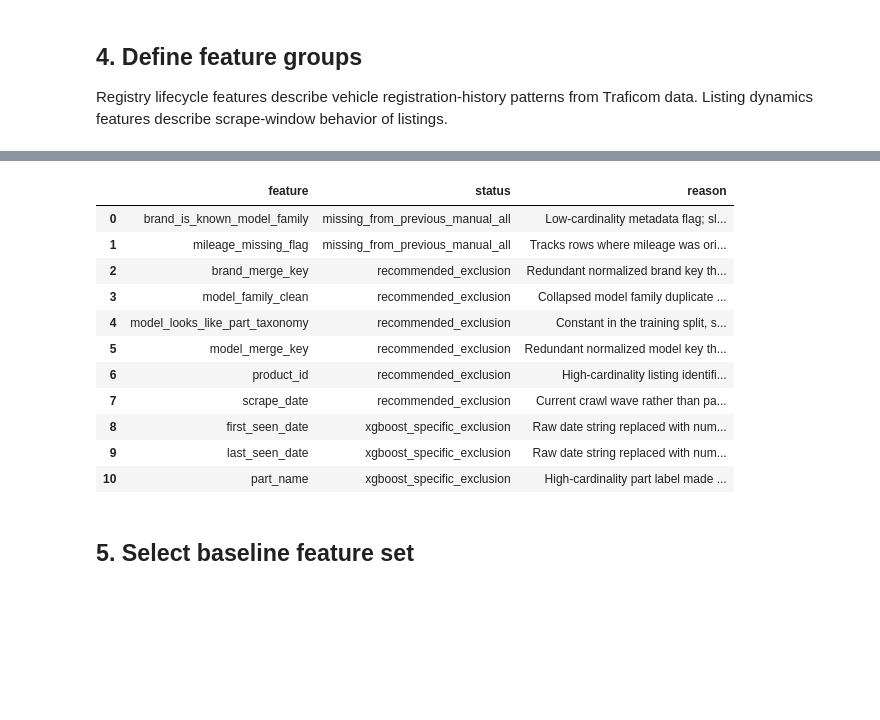
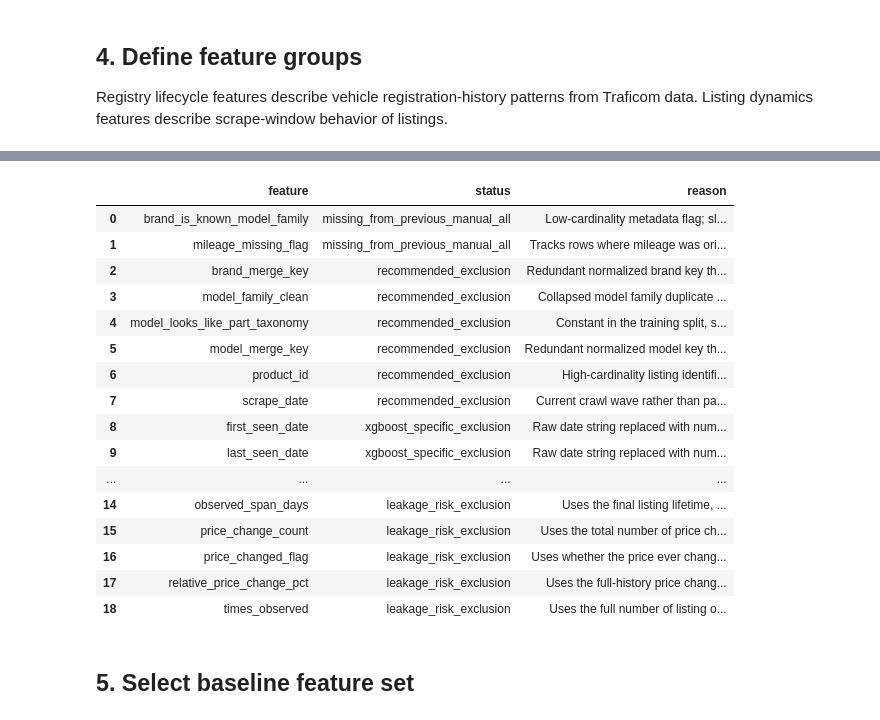
Before and after one commit to Riteshbhandarii/DPPM, a Jupyter notebook: notebooks/04_training/03_xgboost.ipynb, the cells around one changed output, grey strips where cells are left out. Drawn from its saved outputs; the diff is of its cells as text; code cells hidden in the pictures; blank space fills up the shorter version.

Commit message:
TUNED xgboost to see if leakage is effecting the outcome. (it is, using short term price changes features are effecting the mae but at same time it is very much leaking haha)

```diff
--- a/notebooks/04_training/03_xgboost.ipynb
+++ b/notebooks/04_training/03_xgboost.ipynb
@@ -133,7 +133,6 @@ registry_lifecycle_candidates = [
 registry_lifecycle_features = [
     column for column in registry_lifecycle_candidates
     if column in train_df.columns
-
 ]
 
 missing_registry_lifecycle_features = [
@@ -186,6 +185,12 @@ print(traficom_extended_features)
 print("\nMissing extended Traficom features:")
 print(missing_traficom_extended_features)
 
+listing_date_offset_features = [
+    "first_seen_day_offset",
+    "last_seen_day_offset",
+    "listing_midpoint_day_offset",
+]
+
 # Listing dynamics features describe scrape-window listing behavior,
 # not registry lifecycle or vehicle registration-history features.
 listing_dynamics_features = [
@@ -195,9 +200,7 @@ listing_dynamics_features = [
     "price_change_count",
     "absolute_price_change",
     "relative_price_change_pct",
-    "first_seen_day_offset",
-    "last_seen_day_offset",
-    "listing_midpoint_day_offset",
+    *listing_date_offset_features,
 ]
 
 # Keep this alias so the existing notebook cells continue to run.
@@ -234,12 +237,50 @@ xgboost_specific_exclusion_reasons = {
     "part_name": "High-cardinality part label made XGBoost sparse and unstable; subcategory remains available.",
 }
 
+xgboost_leakage_risk_feature_reasons = {
+    "times_observed": "Uses the full number of listing observations across the crawl window, including future rows.",
+    "observed_span_days": "Uses the final listing lifetime, which depends on future observations.",
+    "price_changed_flag": "Uses whether the price ever changed over the full listing history.",
+    "price_change_count": "Uses the total number of price changes over the full listing history.",
+    "absolute_price_change": "Uses the difference between last observed and first observed price.",
+    "relative_price_change_pct": "Uses the full-history price change percentage from first to last observation.",
+    "last_seen_day_offset": "Uses the final observed date of the listing, which is future information for earlier rows.",
+    "listing_midpoint_day_offset": "Uses the full listing span and therefore depends on the final observed date.",
+}
+
 recommended_excluded_features = set(recommended_exclusion_reasons)
 xgboost_excluded_features = recommended_excluded_features | set(xgboost_specific_exclusion_reasons)
+xgboost_leakage_risk_features = set(xgboost_leakage_risk_feature_reasons)
+xgboost_trusted_excluded_features = xgboost_excluded_features | xgboost_leakage_risk_features
 
 recommended_model_features = [
     column for column in train_df.columns
     if column != "price" and column not in xgboost_excluded_features
+]
+
+recommended_model_features_without_date_offsets = [
+    column for column in recommended_model_features
+    if column not in listing_date_offset_features
+]
+
+manual_all_xgboost_features = [
+    column for column in manual_all_feature_groups
+    if column not in xgboost_excluded_features
+]
+
+recommended_model_features_leakage_safe = [
+    column for column in train_df.columns
+    if column != "price" and column not in xgboost_trusted_excluded_features
+]
+
+recommended_model_features_leakage_safe_without_date_offsets = [
+    column for column in recommended_model_features_leakage_safe
+    if column not in listing_date_offset_features
+]
+
+manual_all_xgboost_features_leakage_safe = [
+    column for column in manual_all_xgboost_features
+    if column not in xgboost_leakage_risk_features
 ]
 
 missing_from_previous_manual_all = [
@@ -274,6 +315,14 @@ feature_audit_df = pd.DataFrame(
         }
         for column in sorted(xgboost_specific_exclusion_reasons)
     ]
+    + [
+        {
+            "feature": column,
+            "status": "leakage_risk_exclusion",
+            "reason": xgboost_leakage_risk_feature_reasons[column],
+        }
+        for column in sorted(xgboost_leakage_risk_features)
+    ]
 )
 
 print("Columns missing from the previous manual all-features set:")
@@ -285,7 +334,13 @@ print(sorted(recommended_excluded_features))
 print("\nXGBoost-specific exclusions:")
 print(sorted(xgboost_specific_exclusion_reasons))
 
-print("\nNumber of recommended model features:", len(recommended_model_features))
+print("\nLeakage-risk exclusions for trusted model selection:")
+print(sorted(xgboost_leakage_risk_features))
+
+print("\nNumber of exploratory recommended model features:", len(recommended_model_features))
+print("Number of trusted recommended model features:", len(recommended_model_features_leakage_safe))
+print("Number of trusted recommended model features without date offsets:", len(recommended_model_features_leakage_safe_without_date_offsets))
+print("Number of trusted manual all-features usable by XGBoost:", len(manual_all_xgboost_features_leakage_safe))
 
 feature_audit_df
 # %% [output]
@@ -309,15 +364,20 @@ Number of recommended model features: 72
 |  | feature | status | reason |
 | 0 | brand_is_known_model_family | missing_from_previous_manual_all | Low-cardinality metadata flag; sl... |
 | 1 | mileage_missing_flag | missing_from_previous_manual_all | Tracks rows where mileage was ori... |
 | 2 | brand_merge_key | recommended_exclusion | Redundant normalized brand key th... |
 | 3 | model_family_clean | recommended_exclusion | Collapsed model family duplicate ... |
 | 4 | model_looks_like_part_taxonomy | recommended_exclusion | Constant in the training split, s... |
 | 5 | model_merge_key | recommended_exclusion | Redundant normalized model key th... |
 | 6 | product_id | recommended_exclusion | High-cardinality listing identifi... |
 | 7 | scrape_date | recommended_exclusion | Current crawl wave rather than pa... |
 | 8 | first_seen_date | xgboost_specific_exclusion | Raw date string replaced with num... |
 | 9 | last_seen_date | xgboost_specific_exclusion | Raw date string replaced with num... |
-| 10 | part_name | xgboost_specific_exclusion | High-cardinality part label made ... |
+| ... | ... | ... | ... |
+| 14 | observed_span_days | leakage_risk_exclusion | Uses the final listing lifetime, ... |
+| 15 | price_change_count | leakage_risk_exclusion | Uses the total number of price ch... |
+| 16 | price_changed_flag | leakage_risk_exclusion | Uses whether the price ever chang... |
+| 17 | relative_price_change_pct | leakage_risk_exclusion | Uses the full-history price chang... |
+| 18 | times_observed | leakage_risk_exclusion | Uses the full number of listing o... |
 # %% [markdown]
 ## 5. Select baseline feature set
 # %%
```
Also changed, not shown: parts of 39 cells of this notebook, 1 other file.
